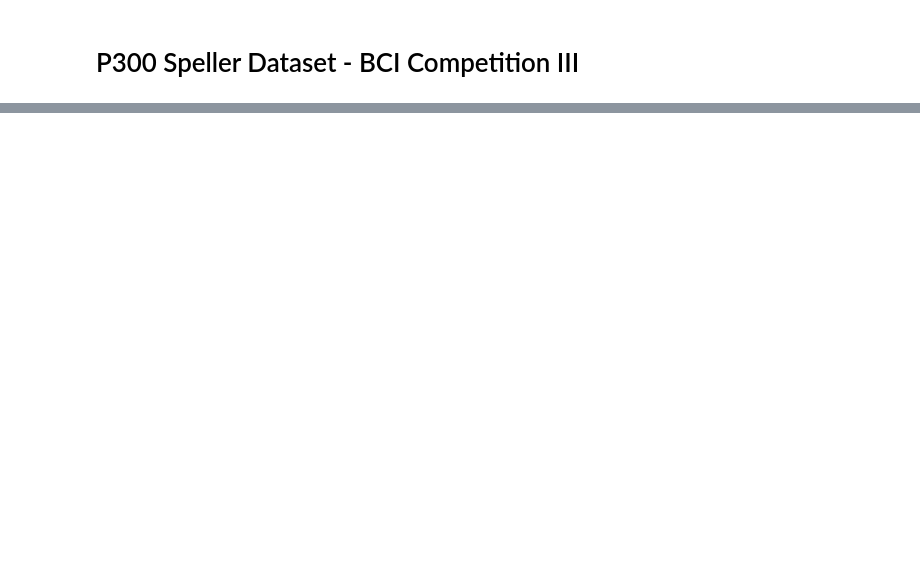
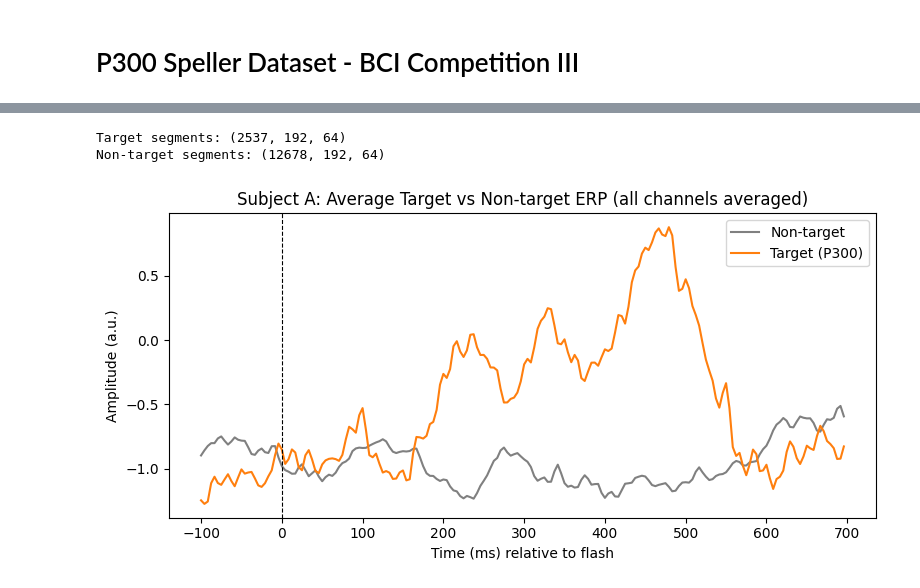
Before and after one commit to NoahBakayou/P300-Classifier, a Jupyter notebook: P300_Data_Wrangling.ipynb, the cells around one changed output, grey strips where cells are left out. Saved outputs shown, nothing was run; the diff lists cells and outputs as text; code cells hidden in the pictures; blank space fills up the shorter version.

Commit message:
erp visualization, pca + logistic regression

```diff
--- a/P300_Data_Wrangling.ipynb
+++ b/P300_Data_Wrangling.ipynb
@@ -64,0 +119,72 @@ all_data['A_train']['Signal'].shape
+# %%
+#Graph mean amplitude for P300 vs non-P300 after stimulus
+
+import matplotlib.pyplot as plt
+
+fs = 240  # sampling rate (Hz)
+pre_time = 0.1   # 100 ms before flash
+post_time = 0.7  # 700 ms after flash
+
+def extract_flash_locked_epochs(signal, flashing, stim_type, fs=240, t_pre=0.1, t_post=0.7):
+    """Extract flash-locked EEG segments and split into target vs non-target.
+
+    signal: (epochs, samples, channels)
+    flashing: (epochs, samples) 0/1
+    stim_type: (epochs, samples) 0/1 (1 = target flash)
+    """
+    n_epochs, n_samples, n_ch = signal.shape
+    pre = int(t_pre * fs)
+    post = int(t_post * fs)
+
+    target_segments = []
+    nontarget_segments = []
+
+    # For each epoch
+    for ep in range(n_epochs):
+        # Find all onset times for flashes in this epoch. Flash onsets: 0 -> 1 transitions in Flashing
+        # An onset is the first sample of a flash event, where the flashing signal goes from 0 to 1.
+        # Syntax explanation:
+        #    flashing[ep, 1:] gives flash values from index 1 onward;
+        #    flashing[ep, :-1] gives all except the last sample.
+        # By comparing these, we detect the exact sample where the transition from 0 to 1 occurs.
+        onsets = np.where((flashing[ep, 1:] == 1) & (flashing[ep, :-1] == 0))[0] + 1
+        for idx in onsets:
+            if idx - pre < 0 or idx + post > n_samples:
+                continue
+            seg = signal[ep, idx - pre : idx + post, :]  # (time, channels)
+            if stim_type[ep, idx] == 1:
+                target_segments.append(seg)
+            else:
+                nontarget_segments.append(seg)
+
+    return np.array(target_segments), np.array(nontarget_segments)
+
+
+A_tgt_segs, A_nontgt_segs = extract_flash_locked_epochs(A_signal, A_flashing, A_stim_type,
+                                                        fs=fs, t_pre=pre_time, t_post=post_time)
+
+print("Target segments:", A_tgt_segs.shape)
+print("Non-target segments:", A_nontgt_segs.shape)
+
+# Average across trials and channels to get a 1D ERP
+A_tgt_mean = A_tgt_segs.mean(axis=(0, 2))
+A_nontgt_mean = A_nontgt_segs.mean(axis=(0, 2))
+
+# Time axis in ms
+n_time = A_tgt_mean.shape[0]
+time_ms = np.linspace(-pre_time, post_time, n_time, endpoint=False) * 1000
+
+plt.figure(figsize=(8, 4))
+plt.plot(time_ms, A_nontgt_mean, label="Non-target", color="gray")
+plt.plot(time_ms, A_tgt_mean, label="Target (P300)", color="C1")
+plt.axvline(0, color="k", linestyle="--", linewidth=0.8)
+plt.xlabel("Time (ms) relative to flash")
+plt.ylabel("Amplitude (a.u.)")
+plt.title("Subject A: Average Target vs Non-target ERP (all channels averaged)")
+plt.legend()
+plt.tight_layout()
+plt.show()
+# %% [output]
+Target segments: (2537, 192, 64)
+Non-target segments: (12678, 192, 64)
+[figure, added]
```
Also changed, not shown: parts of 9 cells of this notebook.
